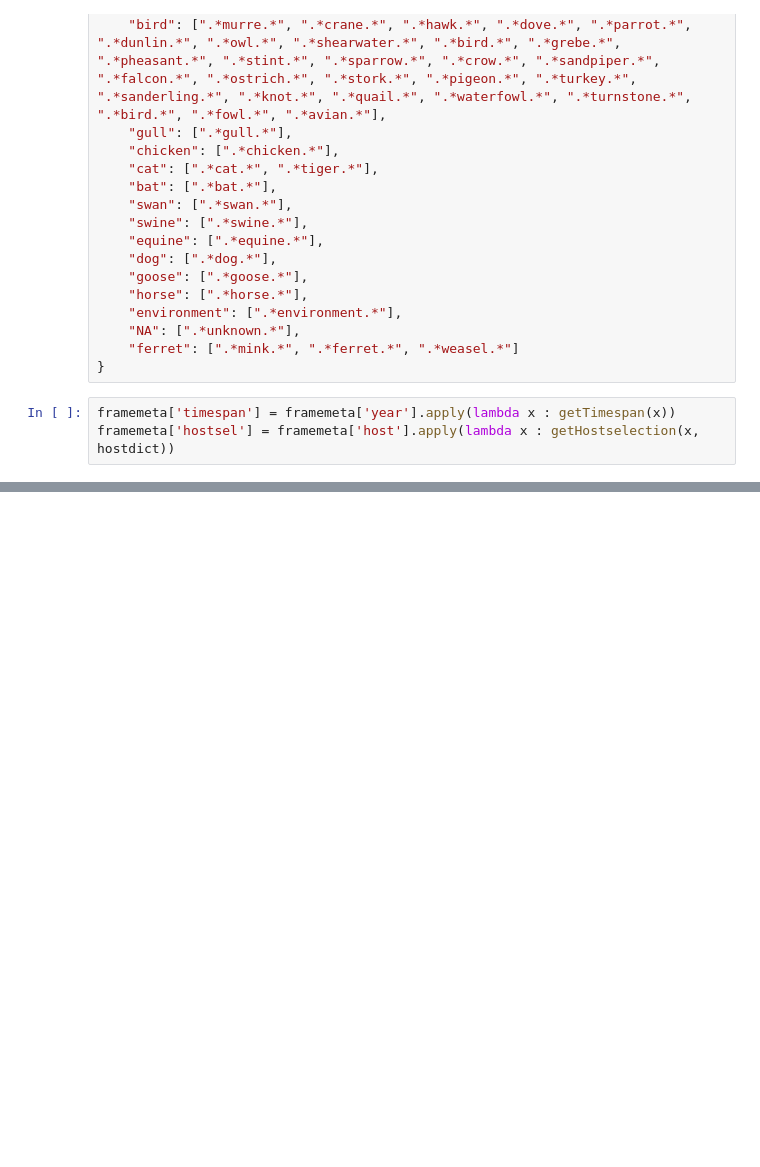
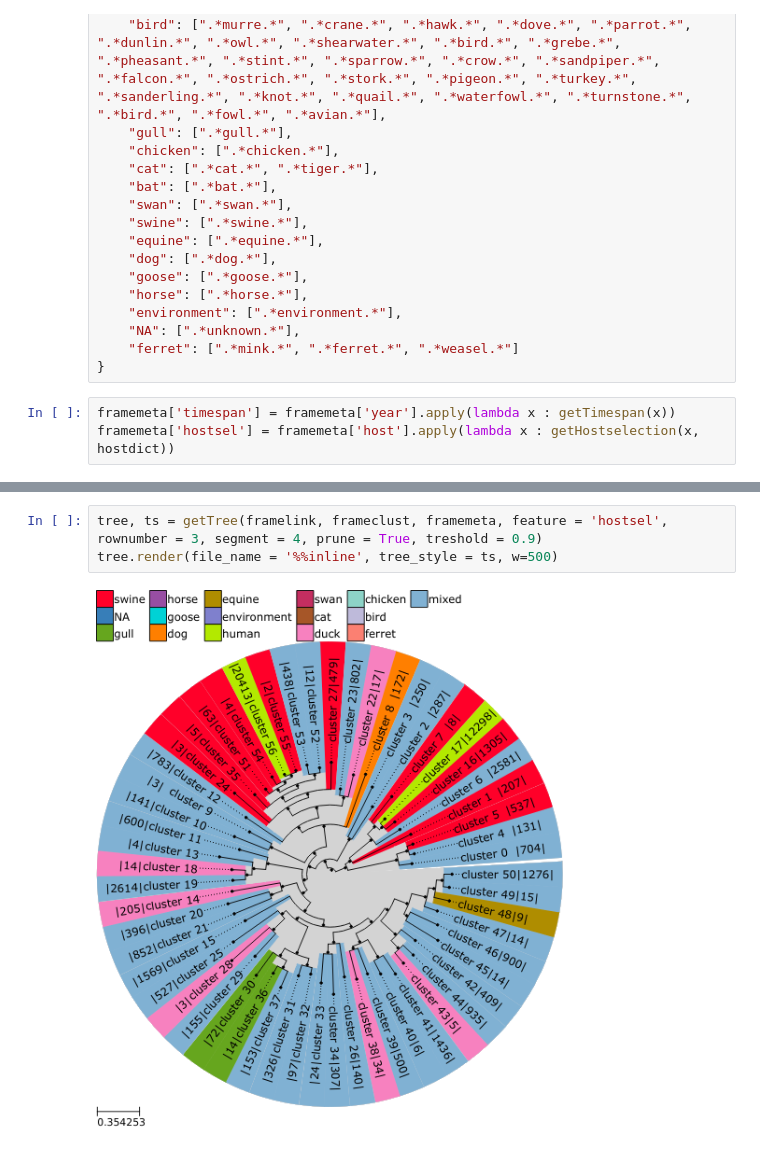
Before and after one commit to ahenoch/FluClust, a Jupyter notebook: Tree.ipynb, the cells around one changed output, grey strips where cells are left out. Saved outputs shown, nothing was run; the diff lists cells and outputs as text; blank space fills up the shorter version.

```diff
--- a/Tree.ipynb
+++ b/Tree.ipynb
@@ -333,0 +233,5 @@ next(x).id
+# %%
+tree, ts = getTree(framelink, frameclust, framemeta, feature = 'hostsel', rownumber = 3, segment = 4, prune = True, treshold = 0.9)
+tree.render(file_name = '%%inline', tree_style = ts, w=500)
+# %% [output]
+[figure, added]
```
Also changed, not shown: parts of 14 cells of this notebook, 4 other files.
